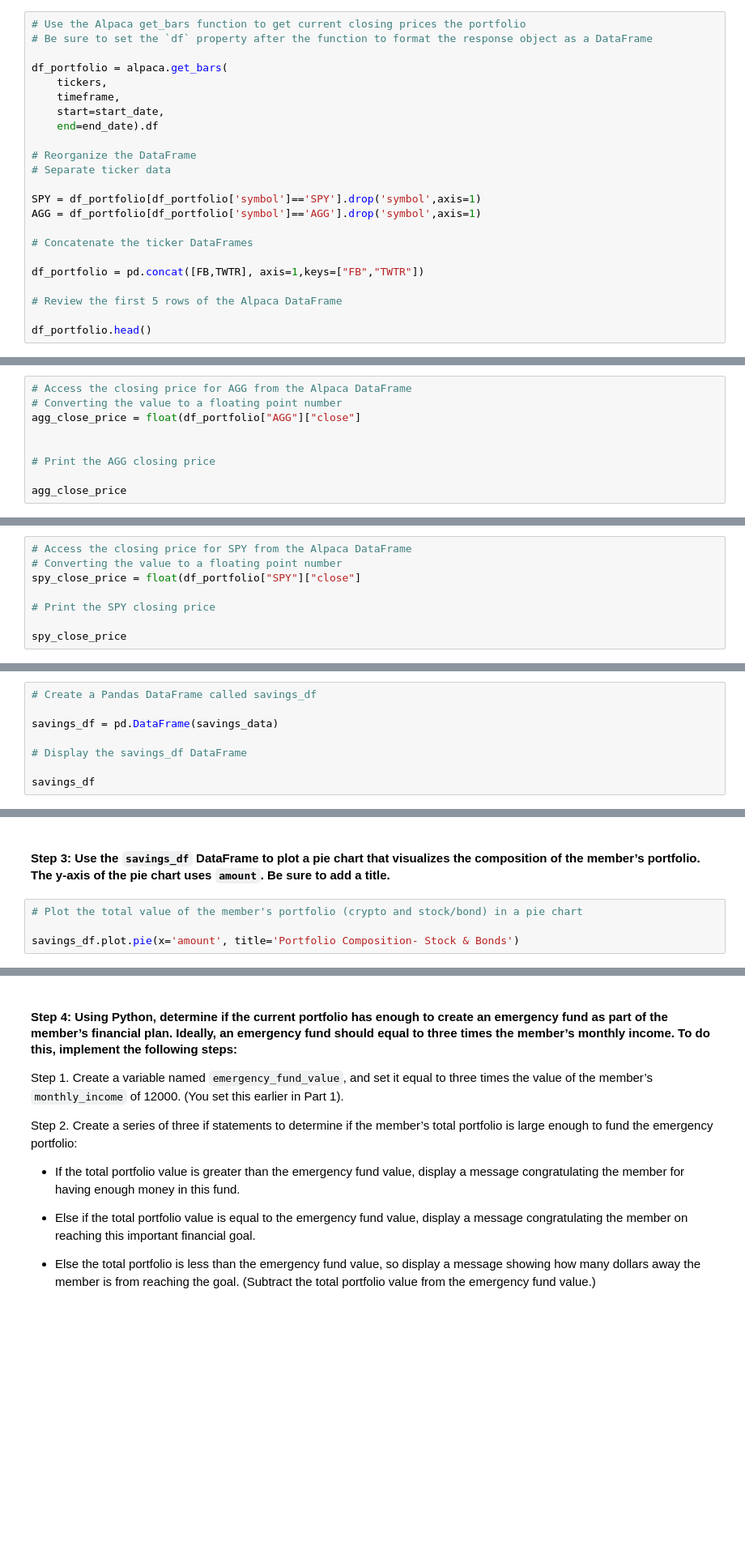
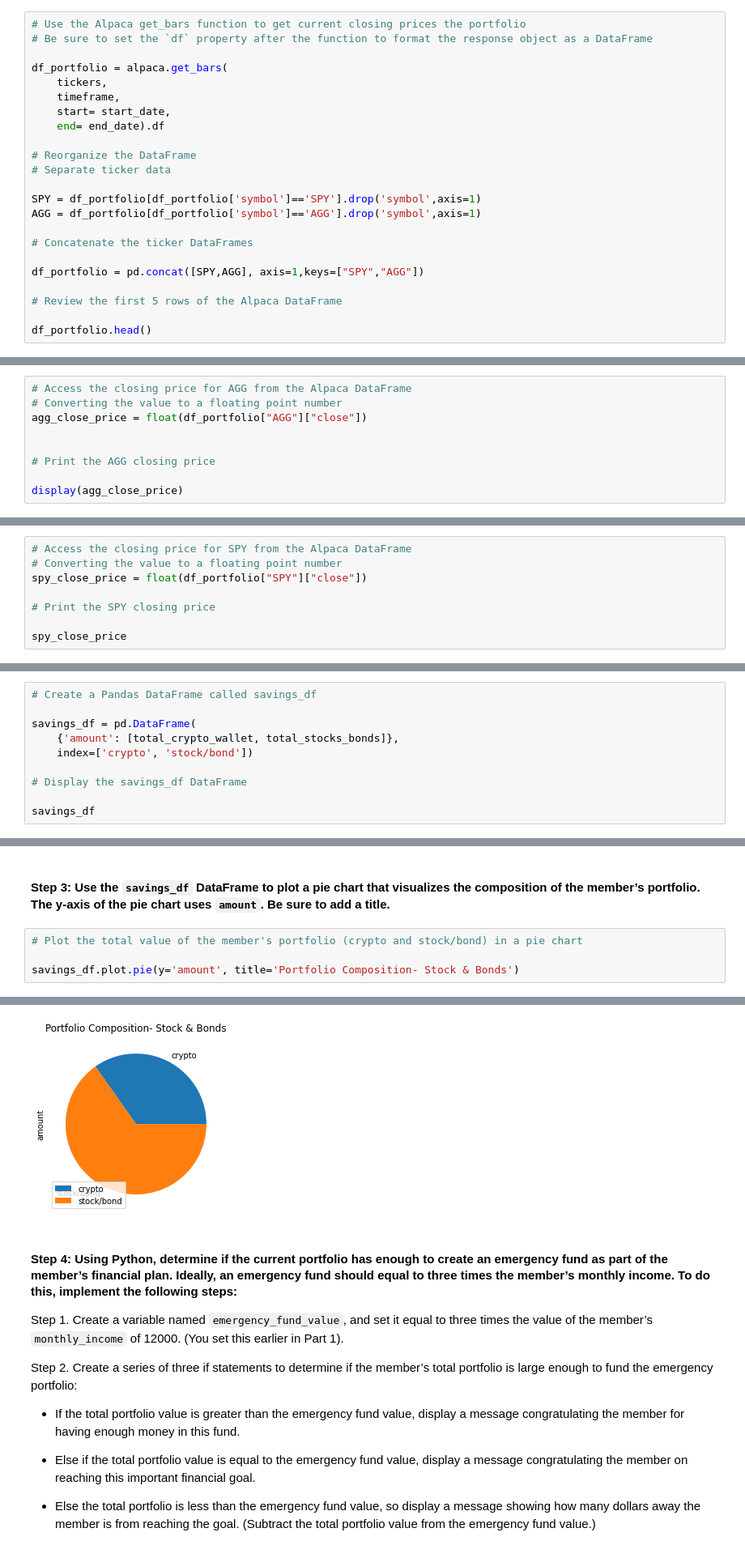
Before and after one commit to sterling-d/Financial-Simulations-Alpaca-API, a Jupyter notebook: Challenge_5_Code/financial_planning_tools.ipynb, the cells around one changed output, grey strips where cells are left out. Shown: that part at 81% size. Drawn from its saved outputs; the diff is of its cells as text; blank space fills up the shorter version.

```diff
--- a/Challenge_5_Code/financial_planning_tools.ipynb
+++ b/Challenge_5_Code/financial_planning_tools.ipynb
@@ -242,8 +246,8 @@ end_date = pd.Timestamp("2020-08-07").isoformat()
 df_portfolio = alpaca.get_bars(
     tickers,
     timeframe,
-    start=start_date,
-    end=end_date).df
+    start= start_date,
+    end= end_date).df
 
 # Reorganize the DataFrame
 # Separate ticker data
@@ -253,7 +257,7 @@ AGG = df_portfolio[df_portfolio['symbol']=='AGG'].drop('symbol',axis=1)
 
 # Concatenate the ticker DataFrames
 
-df_portfolio = pd.concat([FB,TWTR], axis=1,keys=["FB","TWTR"])
+df_portfolio = pd.concat([SPY,AGG], axis=1,keys=["SPY","AGG"])
 
 # Review the first 5 rows of the Alpaca DataFrame
 
@@ -265,10 +272,10 @@ NameError: name 'alpaca' is not defined
 # %%
 # Access the closing price for AGG from the Alpaca DataFrame
 # Converting the value to a floating point number
-agg_close_price = float(df_portfolio["AGG"]["close"]
+agg_close_price = float(df_portfolio["AGG"]["close"])
 
 
 # Print the AGG closing price
 
-agg_close_price
+display(agg_close_price)
 # %% [output]
@@ -276,7 +283,7 @@ SyntaxError: invalid syntax (425128449.py, line 8)
 # %%
 # Access the closing price for SPY from the Alpaca DataFrame
 # Converting the value to a floating point number
-spy_close_price = float(df_portfolio["SPY"]["close"]
+spy_close_price = float(df_portfolio["SPY"]["close"])
 
 # Print the SPY closing price
 
@@ -364,7 +379,9 @@ NameError: name 'total_crypto_wallet' is not defined
 # %%
 # Create a Pandas DataFrame called savings_df
 
-savings_df = pd.DataFrame(savings_data)
+savings_df = pd.DataFrame(
+    {'amount': [total_crypto_wallet, total_stocks_bonds]},
+    index=['crypto', 'stock/bond'])
 
 # Display the savings_df DataFrame
 
@@ -374,5 +395,5 @@ savings_df
 # %%
 # Plot the total value of the member's portfolio (crypto and stock/bond) in a pie chart
 
-savings_df.plot.pie(x='amount', title='Portfolio Composition- Stock & Bonds')
+savings_df.plot.pie(y='amount', title='Portfolio Composition- Stock & Bonds')
 # %% [output]
@@ -380,3 +401,4 @@ NameError: name 'savings_df' is not defined
+[figure, added]
 # %% [markdown]
 #### Step 4: Using Python, determine if the current portfolio has enough to create an emergency fund as part of the member’s financial plan. Ideally, an emergency fund should equal to three times the member’s monthly income. To do this, implement the following steps:
 
```
Also changed, not shown: parts of 28 cells of this notebook.
